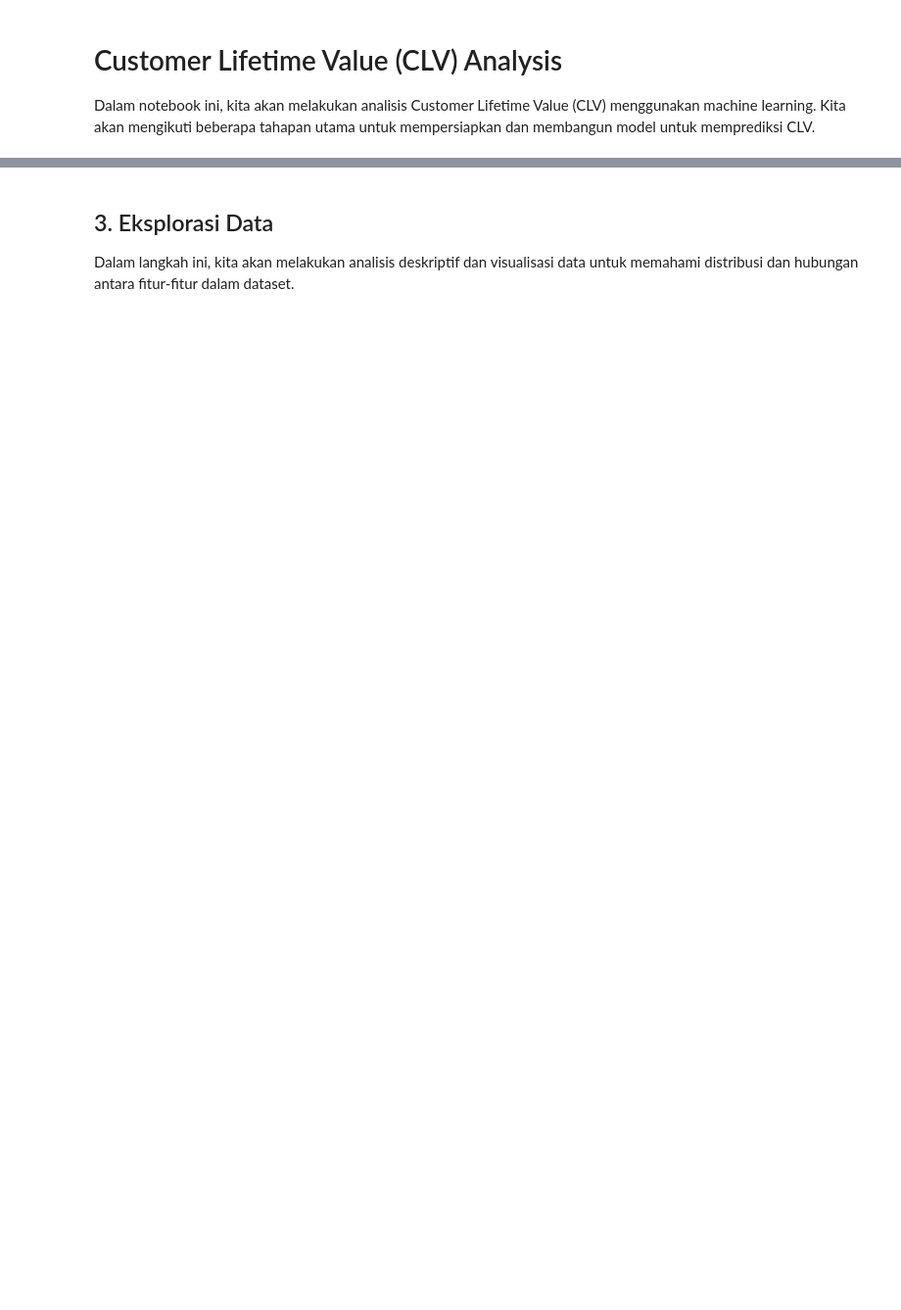
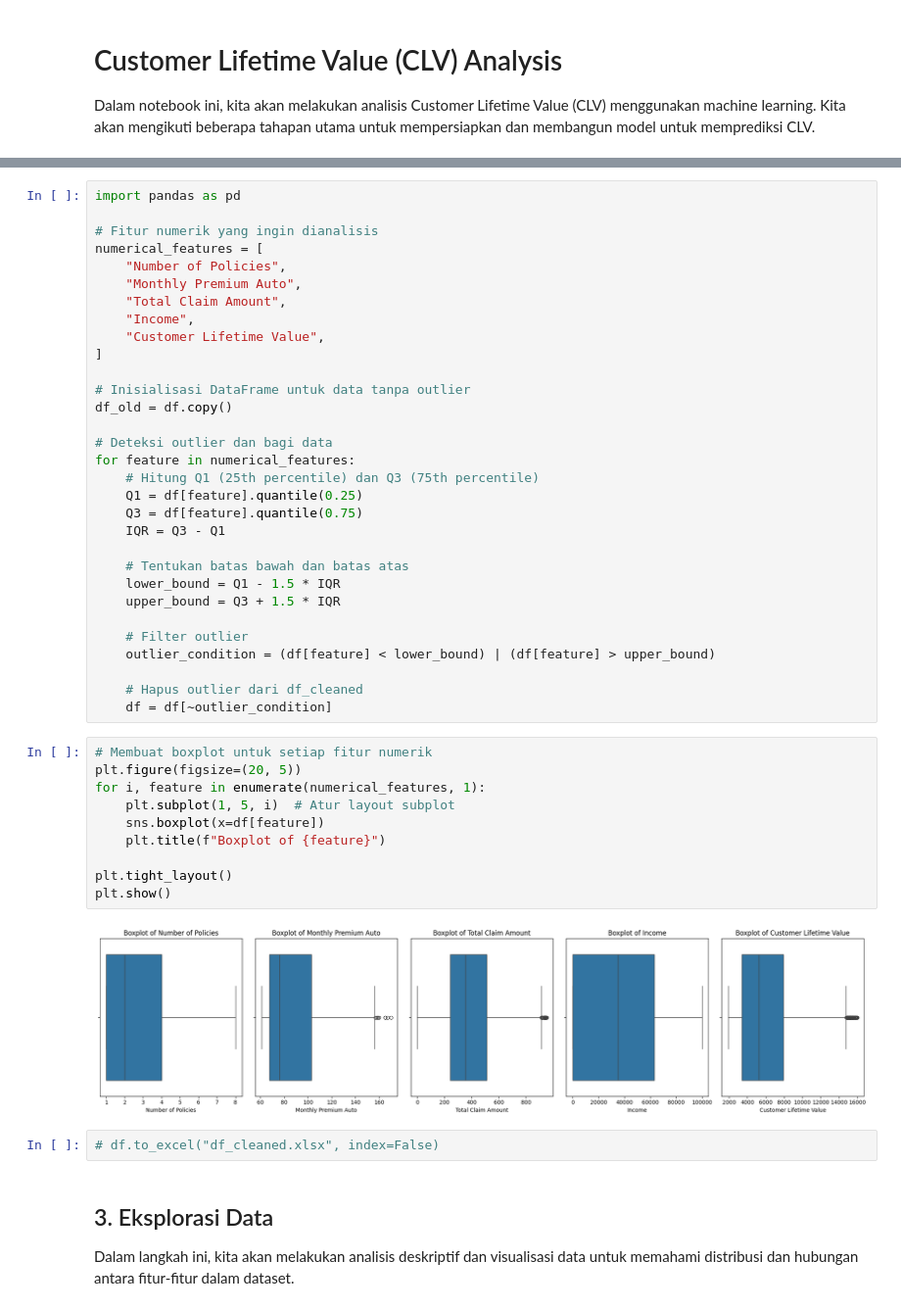
Before and after one commit to fikigayo/Capstone-Project, a Jupyter notebook: modul-3/clv_analysis.ipynb, the cells around one changed output, grey strips where cells are left out. Shown at 98% size. Cells and saved outputs as stored; diff of their text form; blank space fills up the shorter version.

```diff
--- a/modul-3/clv_analysis.ipynb
+++ b/modul-3/clv_analysis.ipynb
@@ -72,3 +175,48 @@ Data cleaned successfully.
+# %%
+import pandas as pd
+
+# Fitur numerik yang ingin dianalisis
+numerical_features = [
+    "Number of Policies",
+    "Monthly Premium Auto",
+    "Total Claim Amount",
+    "Income",
+    "Customer Lifetime Value",
+]
+
+# Inisialisasi DataFrame untuk data tanpa outlier
+df_old = df.copy()
+
+# Deteksi outlier dan bagi data
+for feature in numerical_features:
+    # Hitung Q1 (25th percentile) dan Q3 (75th percentile)
+    Q1 = df[feature].quantile(0.25)
+    Q3 = df[feature].quantile(0.75)
+    IQR = Q3 - Q1
+
+    # Tentukan batas bawah dan batas atas
+    lower_bound = Q1 - 1.5 * IQR
+    upper_bound = Q3 + 1.5 * IQR
+
+    # Filter outlier
+    outlier_condition = (df[feature] < lower_bound) | (df[feature] > upper_bound)
+
+    # Hapus outlier dari df_cleaned
+    df = df[~outlier_condition]
+# %%
+# Membuat boxplot untuk setiap fitur numerik
+plt.figure(figsize=(20, 5))
+for i, feature in enumerate(numerical_features, 1):
+    plt.subplot(1, 5, i)  # Atur layout subplot
+    sns.boxplot(x=df[feature])
+    plt.title(f"Boxplot of {feature}")
+
+plt.tight_layout()
+plt.show()
+# %% [output]
+[figure, added]
+# %%
+# df.to_excel("df_cleaned.xlsx", index=False)
 # %% [markdown]
 ## 3. Eksplorasi Data
 
```
Also changed, not shown: parts of 27 cells of this notebook.
